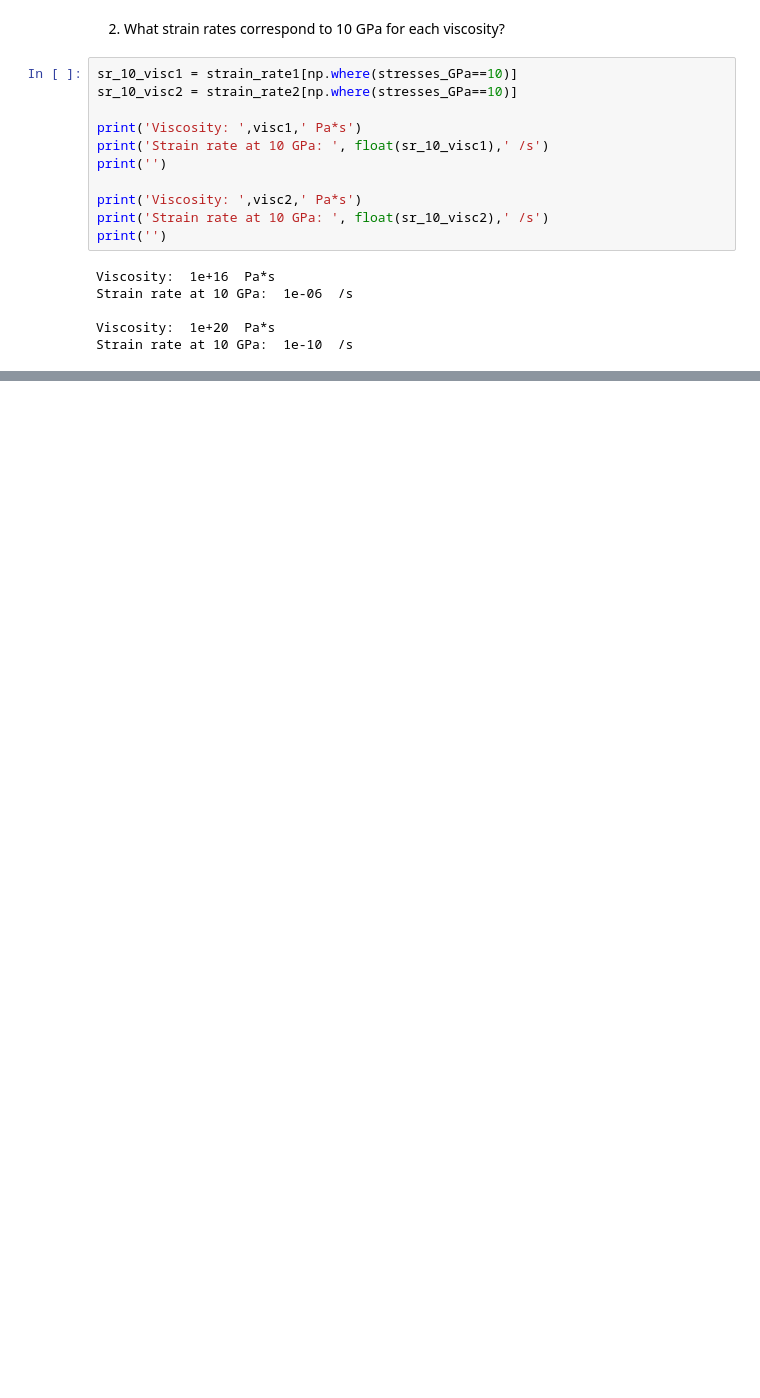
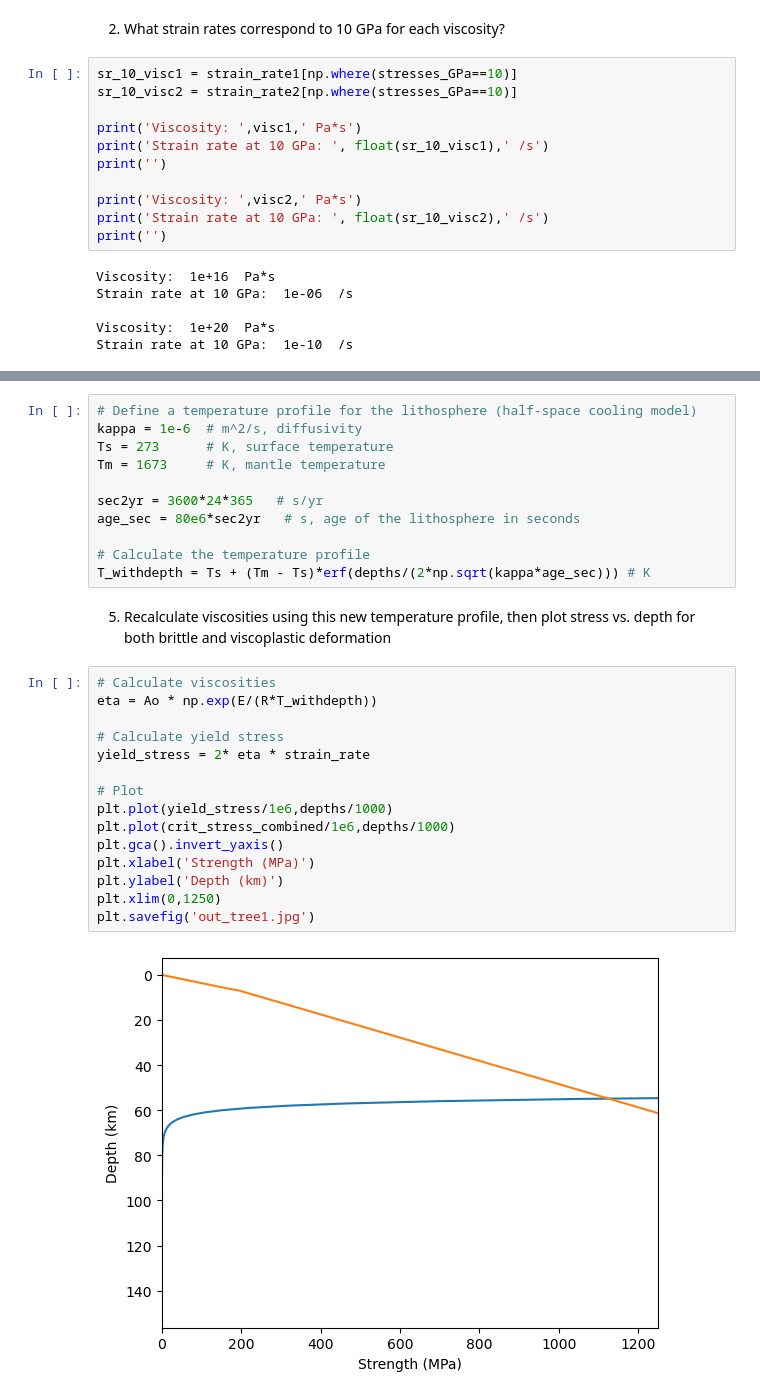
Before and after one commit to dyvasey/geoteach, a Jupyter notebook: structural_geology/rheology_lab/rheology.ipynb, the cells around one changed output, grey strips where cells are left out. Cells and saved outputs as stored; diff of their text form; blank space fills up the shorter version.

```diff
--- a/structural_geology/rheology_lab/rheology.ipynb
+++ b/structural_geology/rheology_lab/rheology.ipynb
@@ -209,0 +294,30 @@ Here, A is called a viscous prefactor, E is activation energy, and V is activati
+# %%
+# Define a temperature profile for the lithosphere (half-space cooling model)
+kappa = 1e-6  # m^2/s, diffusivity
+Ts = 273      # K, surface temperature
+Tm = 1673     # K, mantle temperature
+
+sec2yr = 3600*24*365   # s/yr
+age_sec = 80e6*sec2yr   # s, age of the lithosphere in seconds
+
+# Calculate the temperature profile
+T_withdepth = Ts + (Tm - Ts)*erf(depths/(2*np.sqrt(kappa*age_sec))) # K
+# %% [markdown]
+5. Recalculate viscosities using this new temperature profile, then plot stress vs. depth for both brittle and viscoplastic deformation
+# %%
+# Calculate viscosities
+eta = Ao * np.exp(E/(R*T_withdepth))
+
+# Calculate yield stress
+yield_stress = 2* eta * strain_rate
+
+# Plot
+plt.plot(yield_stress/1e6,depths/1000)
+plt.plot(crit_stress_combined/1e6,depths/1000)
+plt.gca().invert_yaxis()
+plt.xlabel('Strength (MPa)')
+plt.ylabel('Depth (km)')
+plt.xlim(0,1250)
+plt.savefig('out_tree1.jpg')
+# %% [output]
+[figure, added]
```
Also changed, not shown: parts of 14 cells of this notebook, 3 other files.
